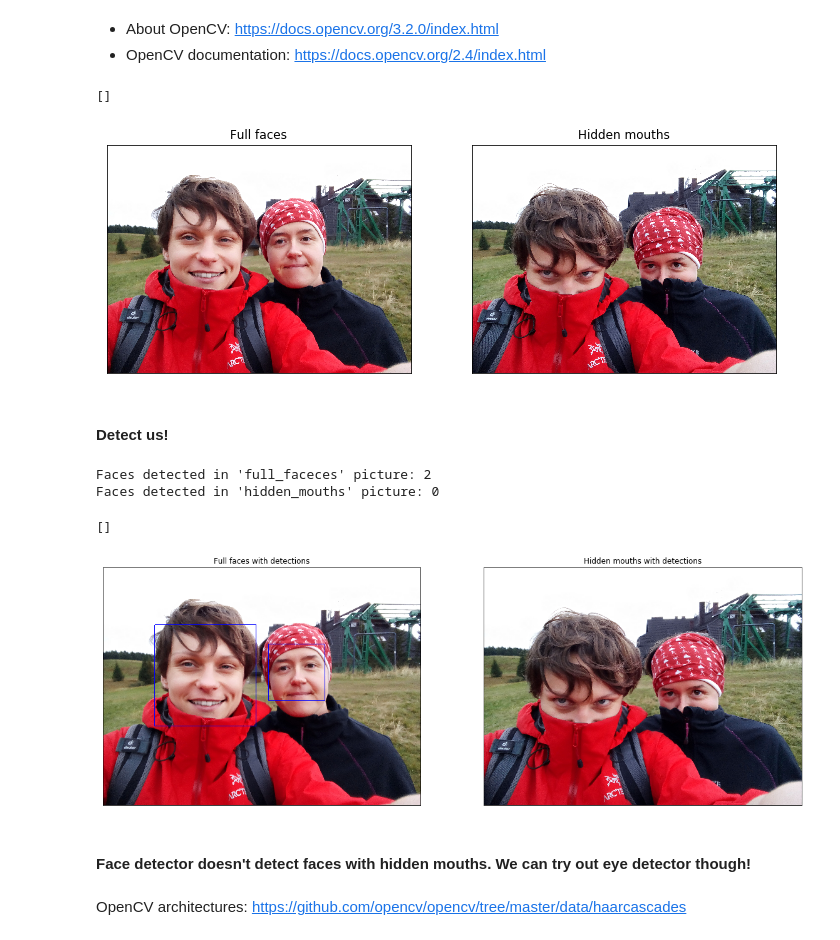
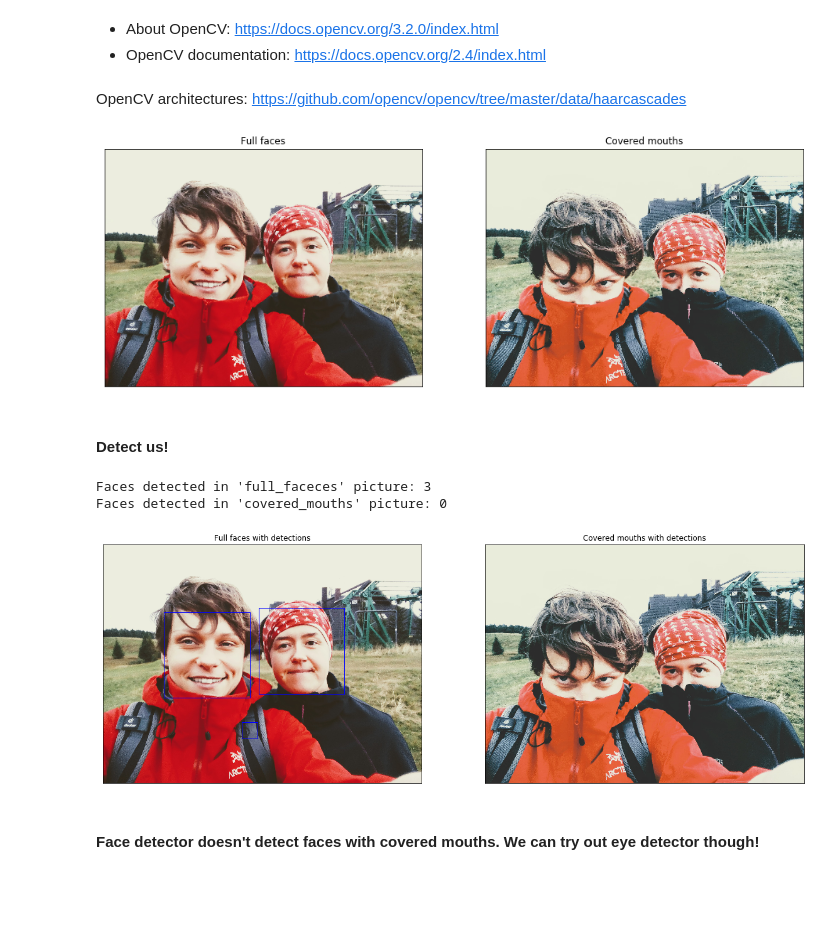
Before and after one commit to Olks/face_detection, a Jupyter notebook: Face detection.ipynb, the cells around one changed output. Cells and saved outputs as stored; diff of their text form; code cells hidden in the pictures; blank space fills up the shorter version.

Commit message:
denoising images

```diff
--- a/Face detection.ipynb
+++ b/Face detection.ipynb
@@ -12,36 +12,38 @@ import cv2
 import math
 import numpy as np
 import matplotlib.pyplot as plt
+# %% [markdown]
+OpenCV architectures:
+    https://github.com/opencv/opencv/tree/master/data/haarcascades
 # %%
 # Loading two pictures
-image_full_faces = cv2.imread('images/full_faces.jpg')
-image_hidden_mouths = cv2.imread('images/hidden_faces.jpg')
+image_full_faces = cv2.imread('images/full_faces_2.jpg')
+image_covered_mouths = cv2.imread('images/covered_mouths_2.jpg')
 
 
 # Converting colors
 image_full_faces = cv2.cvtColor(image_full_faces, cv2.COLOR_BGR2RGB)
-image_hidden_mouths = cv2.cvtColor(image_hidden_mouths, cv2.COLOR_BGR2RGB)
+image_covered_mouths = cv2.cvtColor(image_covered_mouths, cv2.COLOR_BGR2RGB)
 
 
 # Two subplots, the axes array is 1-d
-f, ax = plt.subplots(1,2, figsize=(12,12))
+f, ax = plt.subplots(1,2, figsize=(16,16))
 ax[0].imshow(image_full_faces);
-ax[1].imshow(image_hidden_mouths);
+ax[1].imshow(image_covered_mouths);
 ax[0].set_title('Full faces')
-ax[1].set_title('Hidden mouths')
-ax[0].set_xticks([])
-ax[1].set_xticks([])
-ax[0].set_yticks([])
-ax[1].set_yticks([])
+ax[1].set_title('Covered mouths')
+ax[0].set_xticks([]);
+ax[1].set_xticks([]);
+ax[0].set_yticks([]);
+ax[1].set_yticks([]);
 # %% [output]
-[]
-[figure, old version]
+[figure, new version]
 # %% [markdown]
 #### Detect us!
 # %%
 # Converting to grayscale
 gray_full_faces = cv2.cvtColor(image_full_faces, cv2.COLOR_RGB2GRAY)
-gray_hidden_mouths = cv2.cvtColor(image_hidden_mouths, cv2.COLOR_RGB2GRAY)
+gray_covered_mouths = cv2.cvtColor(image_covered_mouths, cv2.COLOR_RGB2GRAY)
 
 # Get pretrained architecture
 face_cascade = cv2.CascadeClassifier('opencv_architectures/haarcascade_frontalface_default.xml')
@@ -50,43 +52,39 @@ face_cascade = cv2.CascadeClassifier('opencv_architectures/haarcascade_frontalfa
 # scaleFactor - face size
 # minNeighbors - the higher value the less detections but with higher value
 # minSize
-faces_full_faces = face_cascade.detectMultiScale(gray_full_faces, scaleFactor=1.8, minNeighbors=1, minSize=(150,150))
-faces_hidden_mouths = face_cascade.detectMultiScale(gray_hidden_mouths, scaleFactor=1.8, minNeighbors=1, minSize=(150,150))
+faces_full_faces = face_cascade.detectMultiScale(gray_full_faces, scaleFactor=1.75, minNeighbors=1, minSize=(100,100))
+faces_covered_mouths = face_cascade.detectMultiScale(gray_covered_mouths, scaleFactor=1.75, minNeighbors=1, minSize=(100,100))
 
 print('Faces detected in \'full_faceces\' picture:', len(faces_full_faces))
-print('Faces detected in \'hidden_mouths\' picture:', len(faces_hidden_mouths))
+print('Faces detected in \'covered_mouths\' picture:', len(faces_covered_mouths))
 
 # Copy images to draw squares
 image_full_faces_with_detections = np.copy(image_full_faces)
-image_hidden_mouths_with_detections = np.copy(image_hidden_mouths)
+image_covered_mouths_with_detections = np.copy(image_covered_mouths)
 
 # Draw blue box around found faces
 for (x,y,w,h) in faces_full_faces:
     cv2.rectangle(image_full_faces_with_detections, (x,y), (x+w,y+h), (0,0,255), 3)
 
-for (x,y,w,h) in faces_hidden_mouths:
-    cv2.rectangle(image_hidden_mouths_with_detections, (x,y), (x+w,y+h), (0,0,255), 3)
+for (x,y,w,h) in faces_covered_mouths:
+    cv2.rectangle(image_covered_mouths_with_detections, (x,y), (x+w,y+h), (0,0,255), 3)
 
 
 # Two subplots, the axes array is 1-d
 f, ax = plt.subplots(1,2, figsize=(20,20))
 ax[0].imshow(image_full_faces_with_detections);
-ax[1].imshow(image_hidden_mouths_with_detections);
+ax[1].imshow(image_covered_mouths_with_detections);
 ax[0].set_title('Full faces with detections')
-ax[1].set_title('Hidden mouths with detections')
-ax[0].set_xticks([])
-ax[1].set_xticks([])
-ax[0].set_yticks([])
-ax[1].set_yticks([])
+ax[1].set_title('Covered mouths with detections')
+ax[0].set_xticks([]);
+ax[1].set_xticks([]);
+ax[0].set_yticks([]);
+ax[1].set_yticks([]);
 # %% [output]
-Faces detected in 'full_faceces' picture: 2
-Faces detected in 'hidden_mouths' picture: 0
+Faces detected in 'full_faceces' picture: 3
+Faces detected in 'covered_mouths' picture: 0
-[]
-[figure, old version]
+[figure, new version]
 # %% [markdown]
-#### Face detector doesn't detect faces with hidden mouths. We can try out eye detector though!
+#### Face detector doesn't detect faces with covered mouths. We can try out eye detector though!
-# %% [markdown]
-OpenCV architectures:
-    https://github.com/opencv/opencv/tree/master/data/haarcascades
 # %%
 cascade_eye = cv2.CascadeClassifier('opencv_architectures/haarcascade_eye.xml')
```
Also changed, not shown: parts of 3 cells of this notebook.
